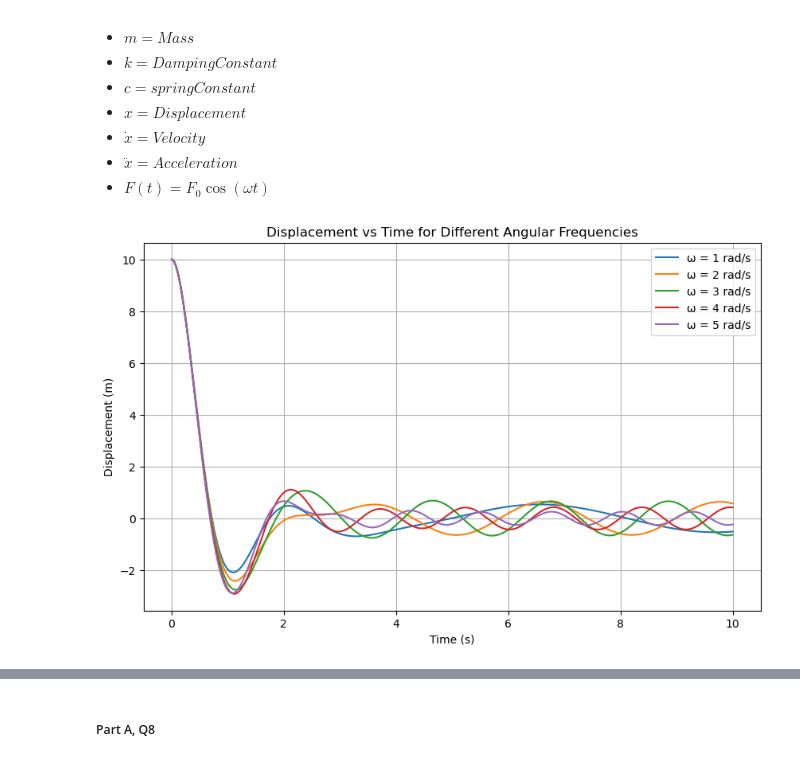
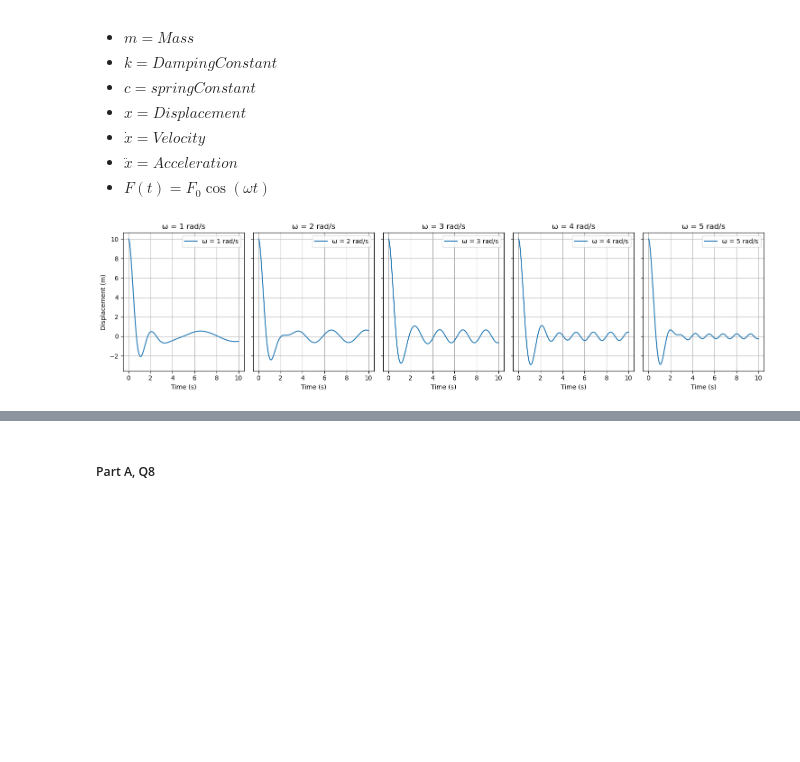
Before and after one commit to Duks31/vibrations, a Jupyter notebook: main.ipynb, the cells around one changed output, grey strips where cells are left out. Drawn from its saved outputs; the diff is of its cells as text; code cells hidden in the pictures; blank space fills up the shorter version.

Commit message:
updated images

```diff
--- a/main.ipynb
+++ b/main.ipynb
@@ -248,39 +306,45 @@ where:
 # %%
 import numpy as np
 import matplotlib.pyplot as plt
 from scipy.integrate import solve_ivp
 
 m = 2
 k = 5
 c = 20
 F0 = 10
 
 def system_dynamics(t, y, omega):
     x, v = y
     dxdt = v
     dvdt = (F0 * np.cos(omega * t) - k * v - c * x) / m
     return [dxdt, dvdt]
 
 t_span = [0, 10]
 t_eval = np.linspace(0, 10, 1000)
 
 y0 = [10, 0]
 
 frequencies = [1, 2, 3, 4, 5]
 
-plt.figure(figsize=(10, 6))
+# Set up subplots
+num_plots = len(frequencies)
+fig, axes = plt.subplots(1, num_plots, figsize=(15, 4), sharey=True)
 
-for omega in frequencies:
+for i, omega in enumerate(frequencies):
+    ax = axes[i]  # Select subplot
     sol = solve_ivp(system_dynamics, t_span, y0, args=(omega,), t_eval=t_eval)
 
-    plt.plot(sol.t, sol.y[0], label=f'ω = {omega} rad/s')
+    # Plot displacement for the given frequency
+    ax.plot(sol.t, sol.y[0], label=f'ω = {omega} rad/s', linestyle='-')
+    ax.set_title(f'ω = {omega} rad/s')
+    ax.set_xlabel('Time (s)')
+    if i == 0:
+        ax.set_ylabel('Displacement (m)')
+    ax.grid(True)
+    ax.legend()
 
-plt.title('Displacement vs Time for Different Angular Frequencies')
-plt.xlabel('Time (s)')
-plt.ylabel('Displacement (m)')
-plt.legend()
-plt.grid(True)
+plt.tight_layout()
 plt.show()
 # %% [output]
-[figure, old version]
+[figure, new version]
 # %%
```
Also changed, not shown: parts of 5 cells of this notebook, 7 other files.
